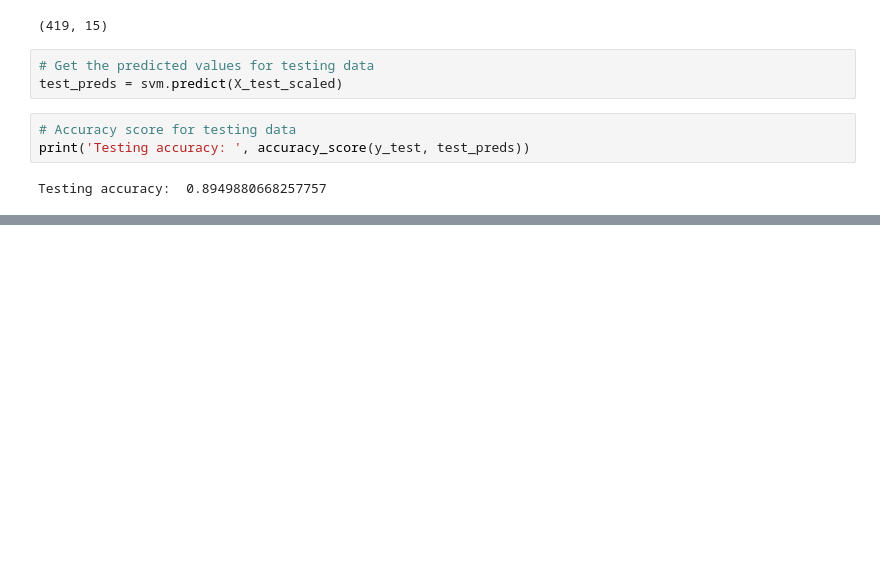
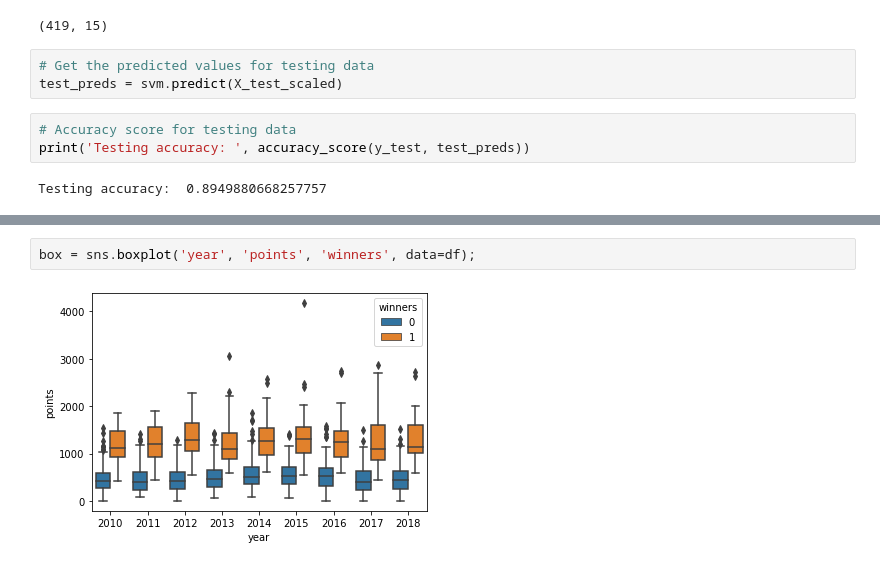
Before and after one commit to asval211/pga_golf_dataset, a Jupyter notebook: pga_golf_data_project.ipynb, the cells around one changed output, grey strips where cells are left out. Cells and saved outputs as stored; diff of their text form; blank space fills up the shorter version.

```diff
--- a/pga_golf_data_project.ipynb
+++ b/pga_golf_data_project.ipynb
@@ -655,0 +636,4 @@ Validation accuracy:  0.8949044585987261
+# %%
+box = sns.boxplot('year', 'points', 'winners', data=df);
+# %% [output]
+[figure, added]
```
Also changed, not shown: parts of 29 cells of this notebook.
